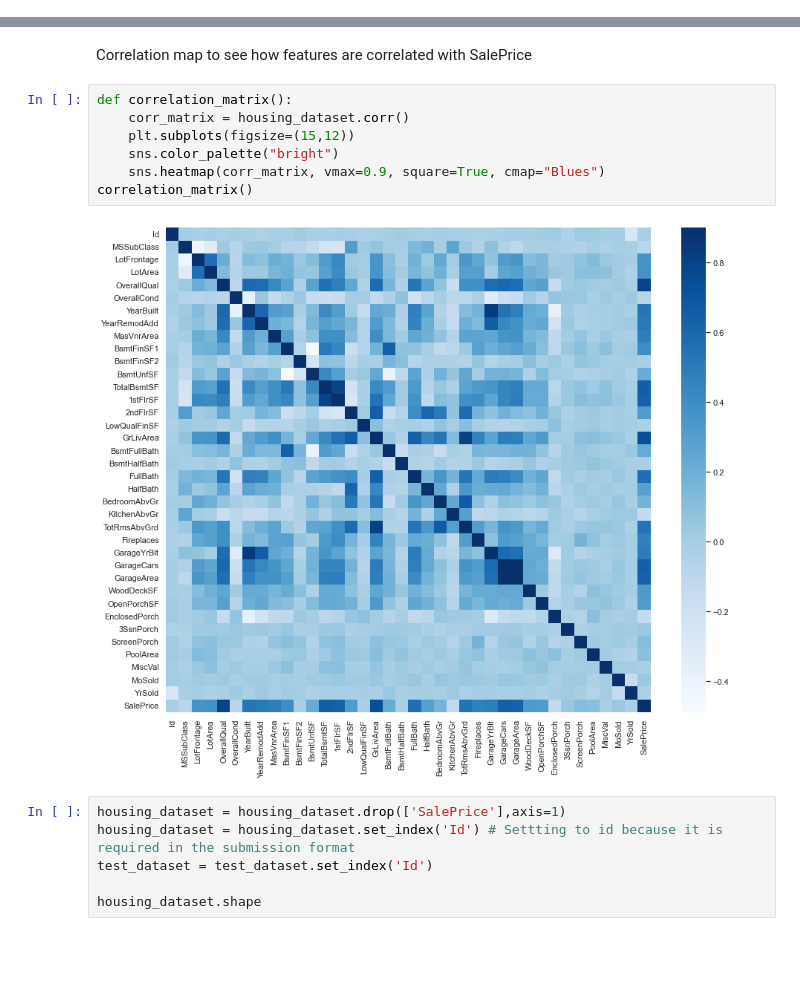
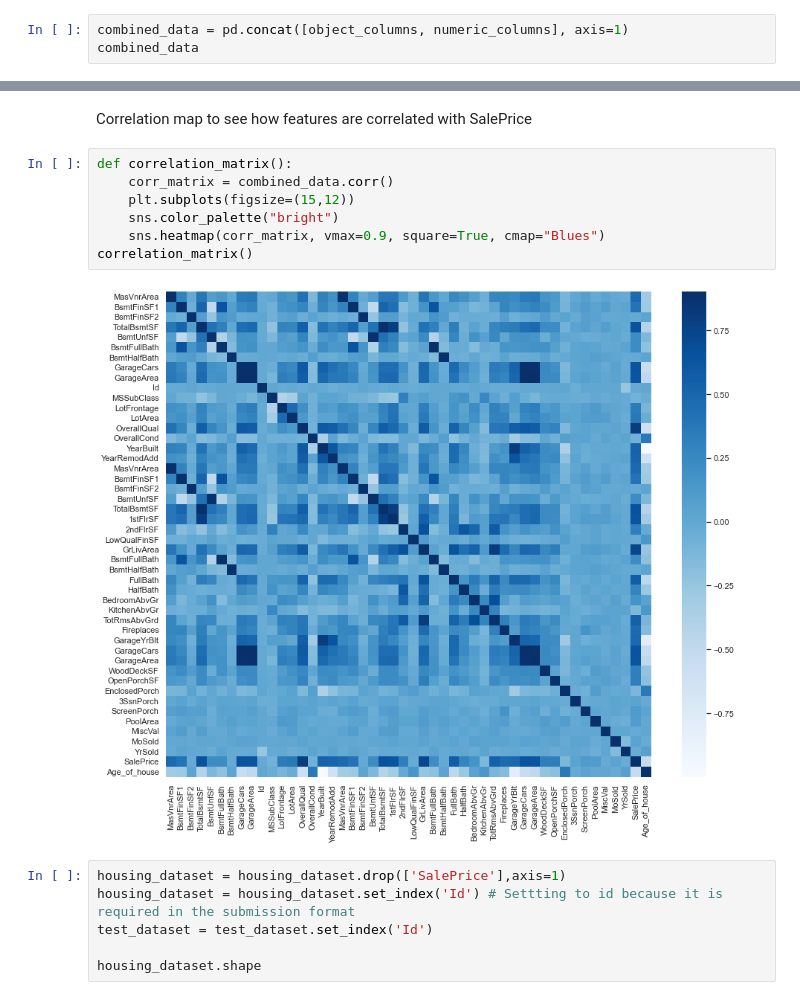
Before and after one commit to Ghanashri-m/255_Team_02, a Jupyter notebook: code/app/02_imputation_visualization_analysis_encoding_fadd_avprashanth.ipynb, the cells around one changed output, grey strips where cells are left out. Saved outputs shown, nothing was run; the diff lists cells and outputs as text; blank space fills up the shorter version.

Commit message:
Combining numeric and categorical data

```diff
--- a/code/app/02_imputation_visualization_analysis_encoding_fadd_avprashanth.ipynb
+++ b/code/app/02_imputation_visualization_analysis_encoding_fadd_avprashanth.ipynb
@@ -1119,0 +1122,3 @@ Name: Age_of_house, dtype: float64
+# %%
+combined_data = pd.concat([object_columns, numeric_columns], axis=1)
+combined_data
@@ -1123,13 +1142,13 @@ Name: Age_of_house, dtype: float64
 Correlation map to see how features are correlated with SalePrice
 # %%
 def correlation_matrix():
-    corr_matrix = housing_dataset.corr()
+    corr_matrix = combined_data.corr()
     plt.subplots(figsize=(15,12))
     sns.color_palette("bright")
     sns.heatmap(corr_matrix, vmax=0.9, square=True, cmap="Blues")
 correlation_matrix()
 # %% [output]
-[figure, old version]
+[figure, new version]
 # %%
 housing_dataset = housing_dataset.drop(['SalePrice'],axis=1)
 housing_dataset = housing_dataset.set_index('Id') # Settting to id because it is required in the submission format
```
Also changed, not shown: parts of 7 cells of this notebook.
